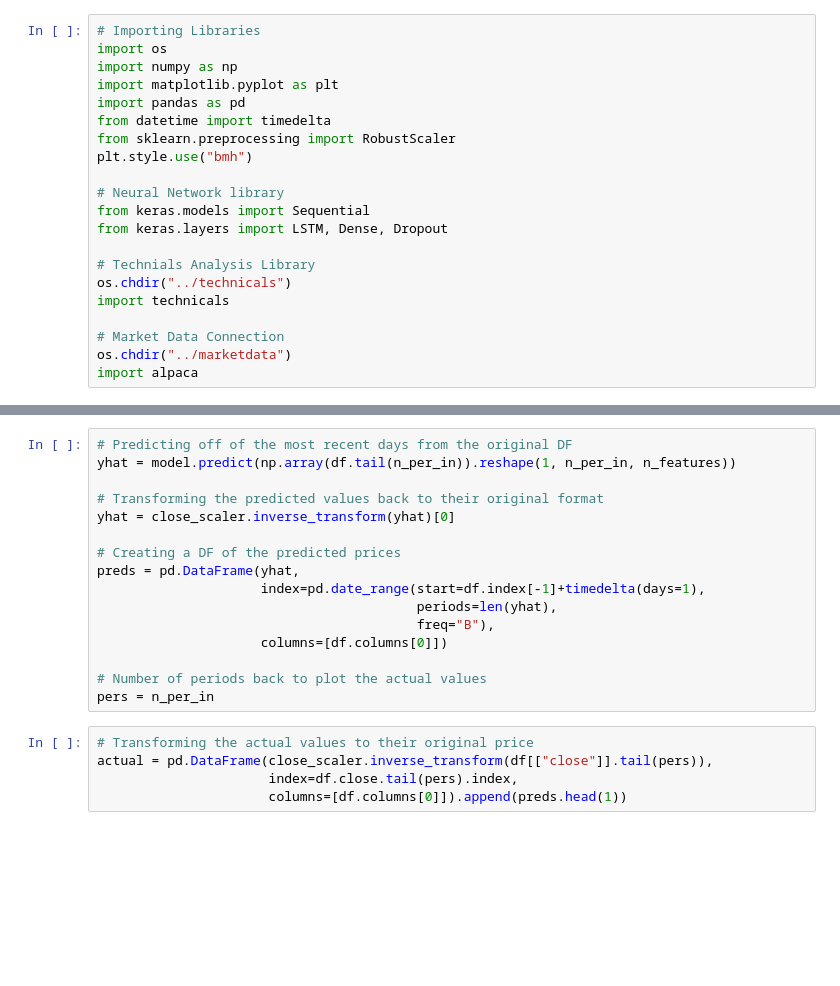
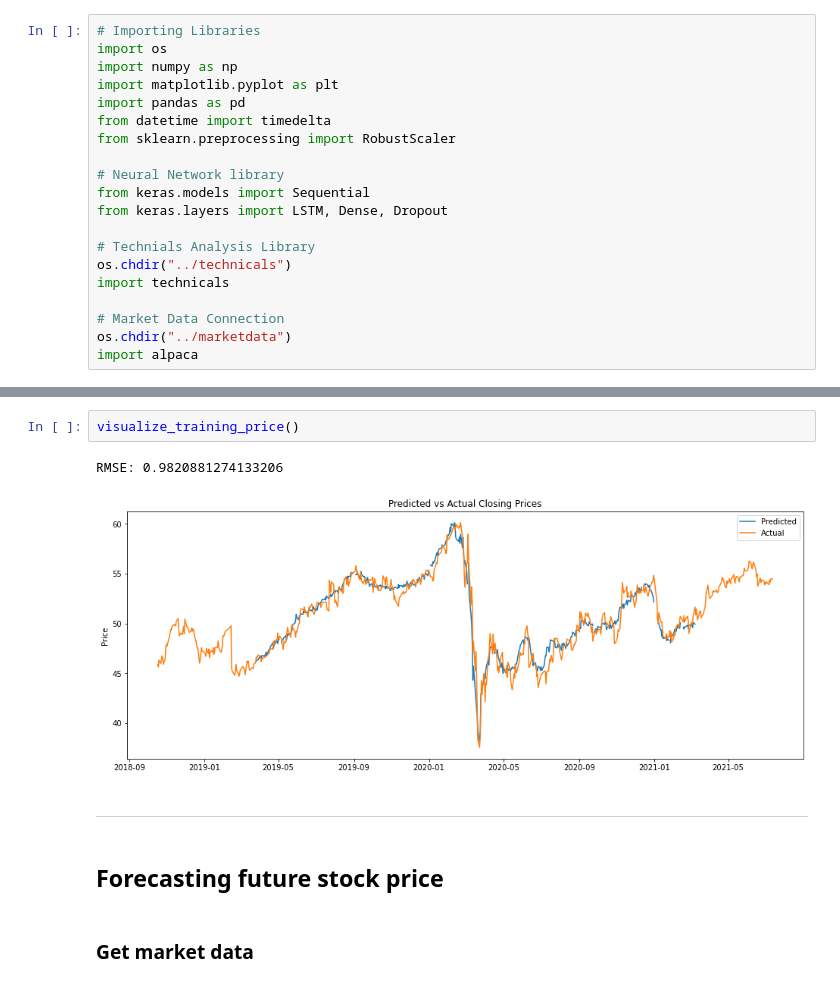
Before and after one commit to illyanyc/technitrade, a Jupyter notebook: code/ml/lstm_demo.ipynb, the cells around one changed output, grey strips where cells are left out. Cells and saved outputs as stored; diff of their text form; blank space fills up the shorter version.

```diff
--- a/code/ml/lstm_demo.ipynb
+++ b/code/ml/lstm_demo.ipynb
@@ -6,7 +10,6 @@ import matplotlib.pyplot as plt
 import pandas as pd
 from datetime import timedelta
 from sklearn.preprocessing import RobustScaler
-plt.style.use("bmh")
 
 # Neural Network library
 from keras.models import Sequential
@@ -289,21 +404,11 @@ RMSE: 6.299946407577504
-# %%
-# Predicting off of the most recent days from the original DF
-yhat = model.predict(np.array(df.tail(n_per_in)).reshape(1, n_per_in, n_features))
-
-# Transforming the predicted values back to their original format
-yhat = close_scaler.inverse_transform(yhat)[0]
-
-# Creating a DF of the predicted prices
-preds = pd.DataFrame(yhat,
-                     index=pd.date_range(start=df.index[-1]+timedelta(days=1),
-                                         periods=len(yhat),
-                                         freq="B"),
-                     columns=[df.columns[0]])
-
-# Number of periods back to plot the actual values
-pers = n_per_in
-# %%
-# Transforming the actual values to their original price
-actual = pd.DataFrame(close_scaler.inverse_transform(df[["close"]].tail(pers)),
-                      index=df.close.tail(pers).index,
-                      columns=[df.columns[0]]).append(preds.head(1))
+# %%
+visualize_training_price()
+# %% [output]
+RMSE: 0.9820881274133206
+[figure, added]
+# %% [markdown]
+---
+# %% [markdown]
+## Forecasting future stock price
+# %% [markdown]
+### Get market data
```
Also changed, not shown: parts of 59 cells of this notebook, 1 other file.
